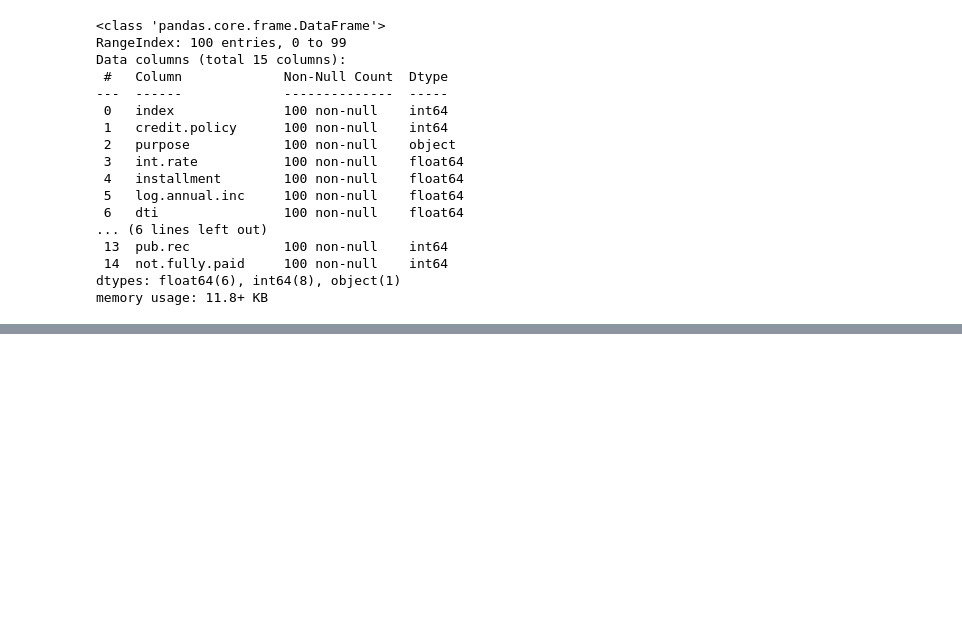
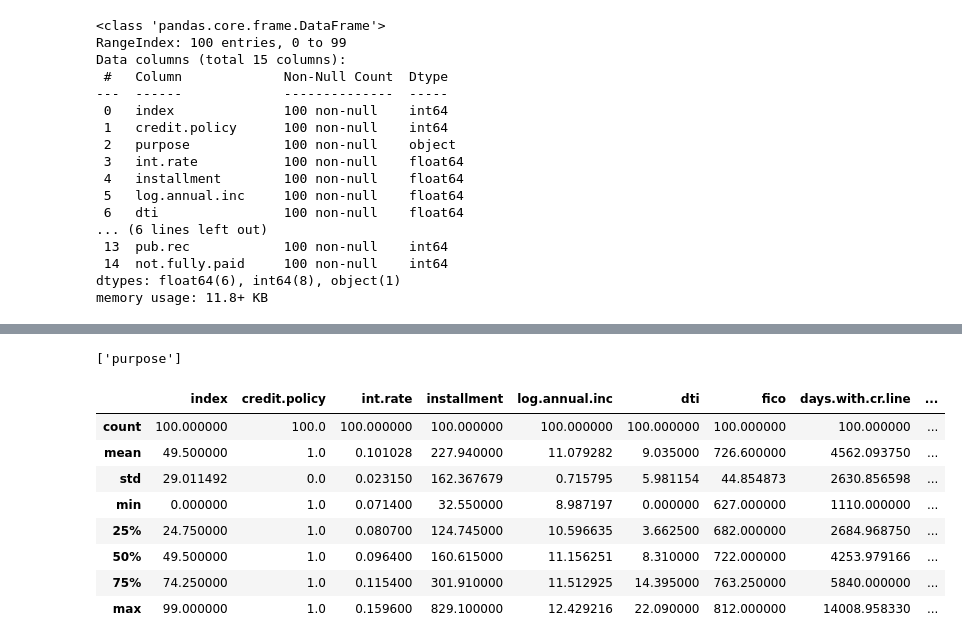
Before and after one commit to twobunnyrabbit/Python-Machine-Learning-by-Example-Fourth-Edition, a Jupyter notebook: ch2/naive_bayes_datacamp.ipynb, the cells around one changed output, grey strips where cells are left out. Drawn from its saved outputs; the diff is of its cells as text; code cells hidden in the pictures; blank space fills up the shorter version.

```diff
--- a/ch2/naive_bayes_datacamp.ipynb
+++ b/ch2/naive_bayes_datacamp.ipynb
@@ -122,3 +195,22 @@ df.head()
 | 2 | 2 | 1 | debt_consolidation | 0.1357 | 366.86 | 10.373491 | 11.63 | 682 | ... |
 | 3 | 3 | 1 | debt_consolidation | 0.1008 | 162.34 | 11.350407 | 8.10 | 712 | ... |
 | 4 | 4 | 1 | credit_card | 0.1426 | 102.92 | 11.299732 | 14.97 | 667 | ... |
+# %%
+# try and add metadata to dataframe
+metadata_dictionary = {
+    "credit.policy": "1 if the customer meets the credit underwriting criteria of LendingClub.com, and 0 otherwise.",
+    "purpose": "The purpose of the loan (takes values 'credit_card', 'debt_consolidation', 'educational', 'major_purchase', 'small_business', and 'all_other').",
+    "int.rate": "The interest rate of the loan, as a proportion (a rate of 11% would be stored as 0.11). Borrowers judged by LendingClub.com to be more risky are assigned higher interest rates.",
+    "installment": "The monthly installments owed by the borrower if the loan is funded.",
+    "log.annual.inc": "The natural log of the self-reported annual income of the borrower.",
+    "dti": "The debt-to-income ratio of the borrower (amount of debt divided by annual income).",
+    "fico": "The FICO credit score of the borrower.",
+    "days.with.cr.line": "The number of days the borrower has had a credit line.",
+    "revol.bal": "The borrower's revolving balance (amount unpaid at the end of the credit card billing cycle).",
+    "revol.util": "The borrower's revolving line utilization rate (the amount of the credit line used relative to total credit available).",
+    "inq.last.6mths": "The borrower's number of inquiries by creditors in the last 6 months.",
+    "delinq.2yrs": "The number of times the borrower had been 30+ days past due on a payment in the past 2 years.",
+    "pub.rec": "The borrower's number of derogatory public records (bankruptcy filings, tax liens, or judgments)."
+}
+
+df.attrs['metadata'] = metadata_dictionary
@@ -144,0 +264,17 @@ memory usage: 11.8+ KB
+# %%
+# get the column names only
+df.select_dtypes(include='object').columns.tolist()
+# %% [output]
+['purpose']
+# %%
+df.describe()
+# %% [output]
+|  | index | credit.policy | int.rate | installment | log.annual.inc | dti | fico | days.with.cr.line | ... |
+| count | 100.000000 | 100.0 | 100.000000 | 100.000000 | 100.000000 | 100.000000 | 100.000000 | 100.000000 | ... |
+| mean | 49.500000 | 1.0 | 0.101028 | 227.940000 | 11.079282 | 9.035000 | 726.600000 | 4562.093750 | ... |
+| std | 29.011492 | 0.0 | 0.023150 | 162.367679 | 0.715795 | 5.981154 | 44.854873 | 2630.856598 | ... |
+| min | 0.000000 | 1.0 | 0.071400 | 32.550000 | 8.987197 | 0.000000 | 627.000000 | 1110.000000 | ... |
+| 25% | 24.750000 | 1.0 | 0.080700 | 124.745000 | 10.596635 | 3.662500 | 682.000000 | 2684.968750 | ... |
+| 50% | 49.500000 | 1.0 | 0.096400 | 160.615000 | 11.156251 | 8.310000 | 722.000000 | 4253.979166 | ... |
+| 75% | 74.250000 | 1.0 | 0.115400 | 301.910000 | 11.512925 | 14.395000 | 763.250000 | 5840.000000 | ... |
+| max | 99.000000 | 1.0 | 0.159600 | 829.100000 | 12.429216 | 22.090000 | 812.000000 | 14008.958330 | ... |
```
Also changed, not shown: parts of 9 cells of this notebook.
